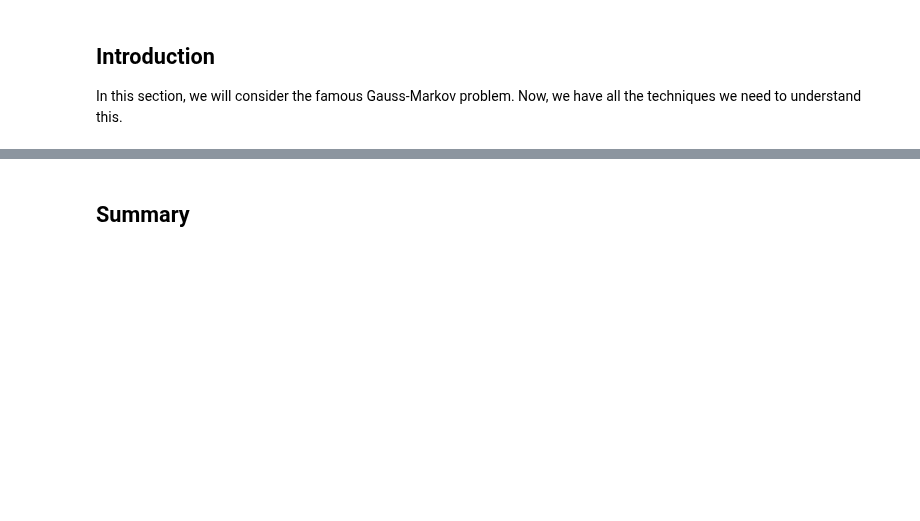
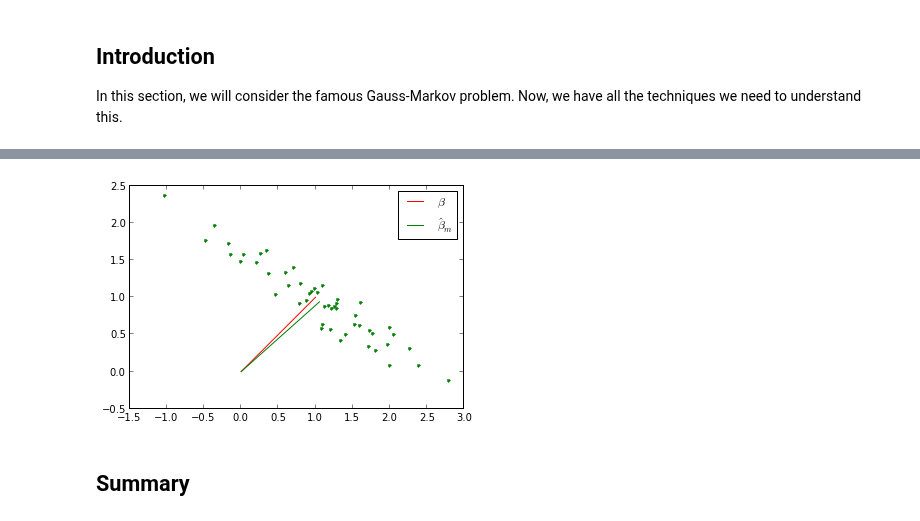
Before and after one commit to unpingco/Python-for-Signal-Processing, a Jupyter notebook: Gauss_Markov.ipynb, the cells around one changed output, grey strips where cells are left out. Drawn from its saved outputs; the diff is of its cells as text; code cells hidden in the pictures; blank space fills up the shorter version.

```diff
--- a/Gauss_Markov.ipynb
+++ b/Gauss_Markov.ipynb
@@ -56,3 +92,13 @@ It's easy when you have all of the concepts lined up!
+# %%
+fig, ax = subplots()
+ax.plot(bb[0,:],bb[1,:],'g.')
+ax.plot([beta[0,0],0],[beta[1,0],0],'r-',label=r'$\beta$')
+ax.plot([bm[0],0],[bm[1],0],'g-',lw=1,label=r'$\hat{\beta}_m$')
+ax.legend(loc=0)
+
+plt.show()
+# %% [output]
+[figure, added]
 # %% [markdown]
 ## Summary
 # %% [markdown]
```
Also changed, not shown: parts of 3 cells of this notebook.
